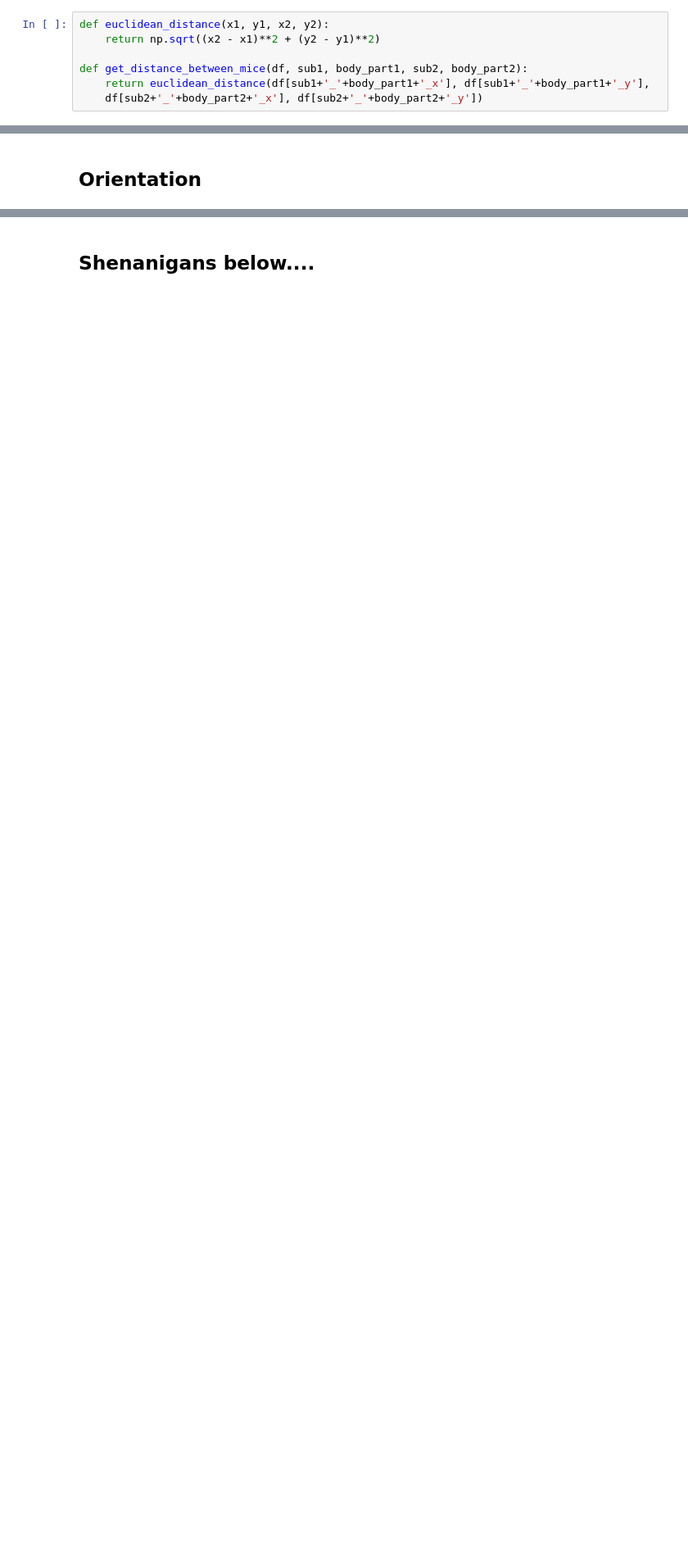
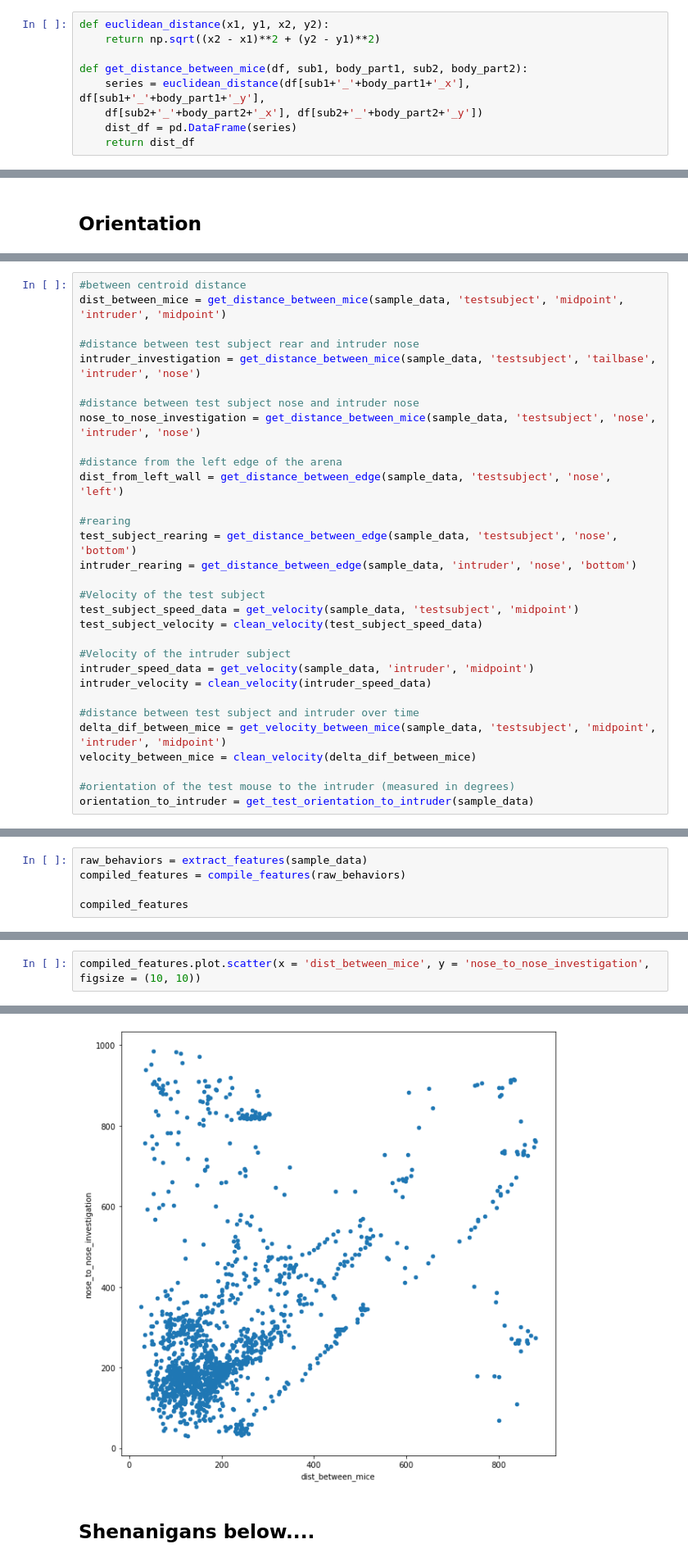
Before and after one commit to BAYESandBRAINS/deep_lab_cut, a Jupyter notebook: organize_data_one_sub.ipynb, the cells around one changed output, grey strips where cells are left out. Shown: that part at 82% size. Drawn from its saved outputs; the diff is of its cells as text; blank space fills up the shorter version.

```diff
--- a/organize_data_one_sub.ipynb
+++ b/organize_data_one_sub.ipynb
@@ -57,7 +96,9 @@ def euclidean_distance(x1, y1, x2, y2):
     return np.sqrt((x2 - x1)**2 + (y2 - y1)**2)
 
 def get_distance_between_mice(df, sub1, body_part1, sub2, body_part2):
-    return euclidean_distance(df[sub1+'_'+body_part1+'_x'], df[sub1+'_'+body_part1+'_y'],
+    series = euclidean_distance(df[sub1+'_'+body_part1+'_x'], df[sub1+'_'+body_part1+'_y'],
     df[sub2+'_'+body_part2+'_x'], df[sub2+'_'+body_part2+'_y'])
+    dist_df = pd.DataFrame(series)
+    return dist_df
 # %%
 #between centroid distance (Falkner does this from top view)
@@ -235,0 +295,31 @@ theta['orientation_to_intruder'].plot.line(figsize = (25, 3))
+# %%
+#between centroid distance
+dist_between_mice = get_distance_between_mice(sample_data, 'testsubject', 'midpoint', 'intruder', 'midpoint')
+
+#distance between test subject rear and intruder nose
+intruder_investigation = get_distance_between_mice(sample_data, 'testsubject', 'tailbase', 'intruder', 'nose')
+
+#distance between test subject nose and intruder nose
+nose_to_nose_investigation = get_distance_between_mice(sample_data, 'testsubject', 'nose', 'intruder', 'nose')
+
+#distance from the left edge of the arena
+dist_from_left_wall = get_distance_between_edge(sample_data, 'testsubject', 'nose', 'left')
+
+#rearing
+test_subject_rearing = get_distance_between_edge(sample_data, 'testsubject', 'nose', 'bottom')
+intruder_rearing = get_distance_between_edge(sample_data, 'intruder', 'nose', 'bottom')
+
+#Velocity of the test subject
+test_subject_speed_data = get_velocity(sample_data, 'testsubject', 'midpoint')
+test_subject_velocity = clean_velocity(test_subject_speed_data)
+
+#Velocity of the intruder subject
+intruder_speed_data = get_velocity(sample_data, 'intruder', 'midpoint')
+intruder_velocity = clean_velocity(intruder_speed_data)
+
+#distance between test subject and intruder over time
+delta_dif_between_mice = get_velocity_between_mice(sample_data, 'testsubject', 'midpoint', 'intruder', 'midpoint')
+velocity_between_mice = clean_velocity(delta_dif_between_mice)
+
+#orientation of the test mouse to the intruder (measured in degrees)
+orientation_to_intruder = get_test_orientation_to_intruder(sample_data)
@@ -235,0 +388,5 @@ theta['orientation_to_intruder'].plot.line(figsize = (25, 3))
+# %%
+raw_behaviors = extract_features(sample_data)
+compiled_features = compile_features(raw_behaviors)
+
+compiled_features
@@ -235,0 +407,3 @@ theta['orientation_to_intruder'].plot.line(figsize = (25, 3))
+# %%
+compiled_features.plot.scatter(x = 'dist_between_mice', y = 'nose_to_nose_investigation', figsize = (10, 10))
+# %% [output]
@@ -236,3 +411,4 @@ theta['orientation_to_intruder'].plot.line(figsize = (25, 3))
+[figure, added]
 # %% [markdown]
 ## Shenanigans below....
 # %%
```
Also changed, not shown: parts of 17 cells of this notebook, 3 other files.
